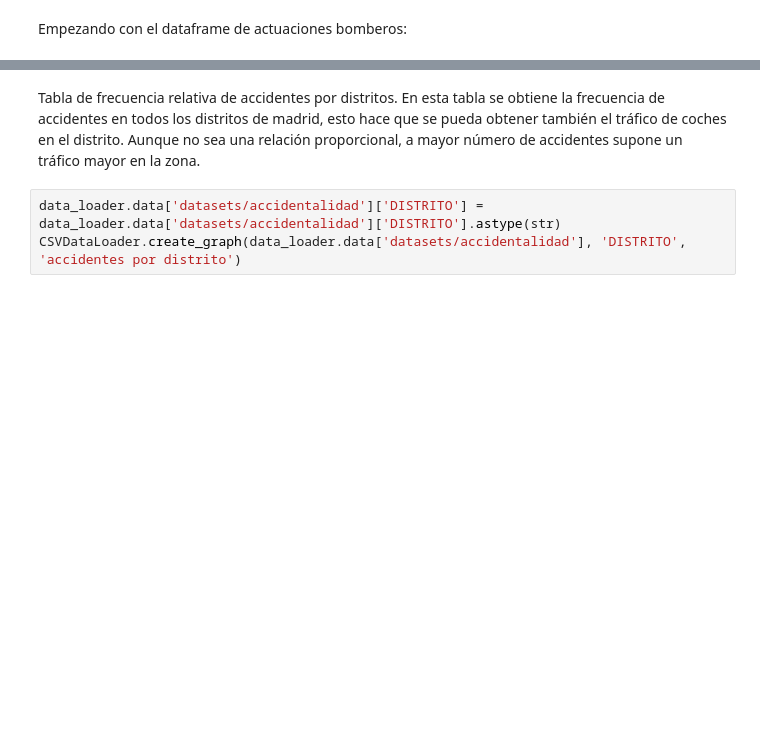
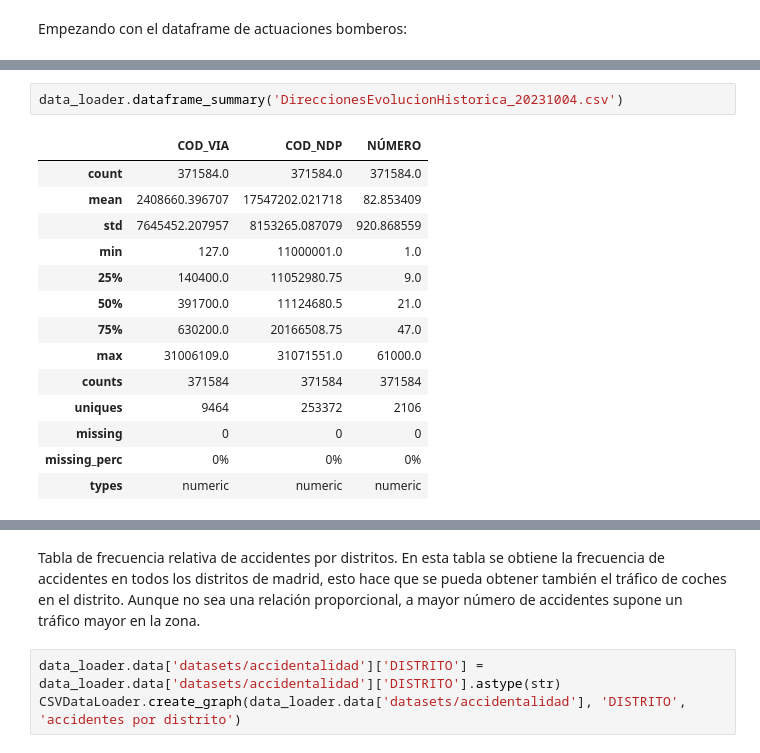
Before and after one commit to paula-gomezlucas/POD, a Jupyter notebook: CuadernoV1.ipynb, the cells around one changed output, grey strips where cells are left out. Saved outputs shown, nothing was run; the diff lists cells and outputs as text; blank space fills up the shorter version.

```diff
--- a/CuadernoV1.ipynb
+++ b/CuadernoV1.ipynb
@@ -827,0 +1156,17 @@ data_loader.get_info('datasets/accidentalidad')
+# %%
+data_loader.dataframe_summary('DireccionesEvolucionHistorica_20231004.csv')
+# %% [output]
+|  | COD_VIA | COD_NDP | NÚMERO |
+| count | 371584.0 | 371584.0 | 371584.0 |
+| mean | 2408660.396707 | 17547202.021718 | 82.853409 |
+| std | 7645452.207957 | 8153265.087079 | 920.868559 |
+| min | 127.0 | 11000001.0 | 1.0 |
+| 25% | 140400.0 | 11052980.75 | 9.0 |
+| 50% | 391700.0 | 11124680.5 | 21.0 |
+| 75% | 630200.0 | 20166508.75 | 47.0 |
+| max | 31006109.0 | 31071551.0 | 61000.0 |
+| counts | 371584 | 371584 | 371584 |
+| uniques | 9464 | 253372 | 2106 |
+| missing | 0 | 0 | 0 |
+| missing_perc | 0% | 0% | 0% |
+| types | numeric | numeric | numeric |
```
Also changed, not shown: parts of 42 cells of this notebook, 1 other file.
